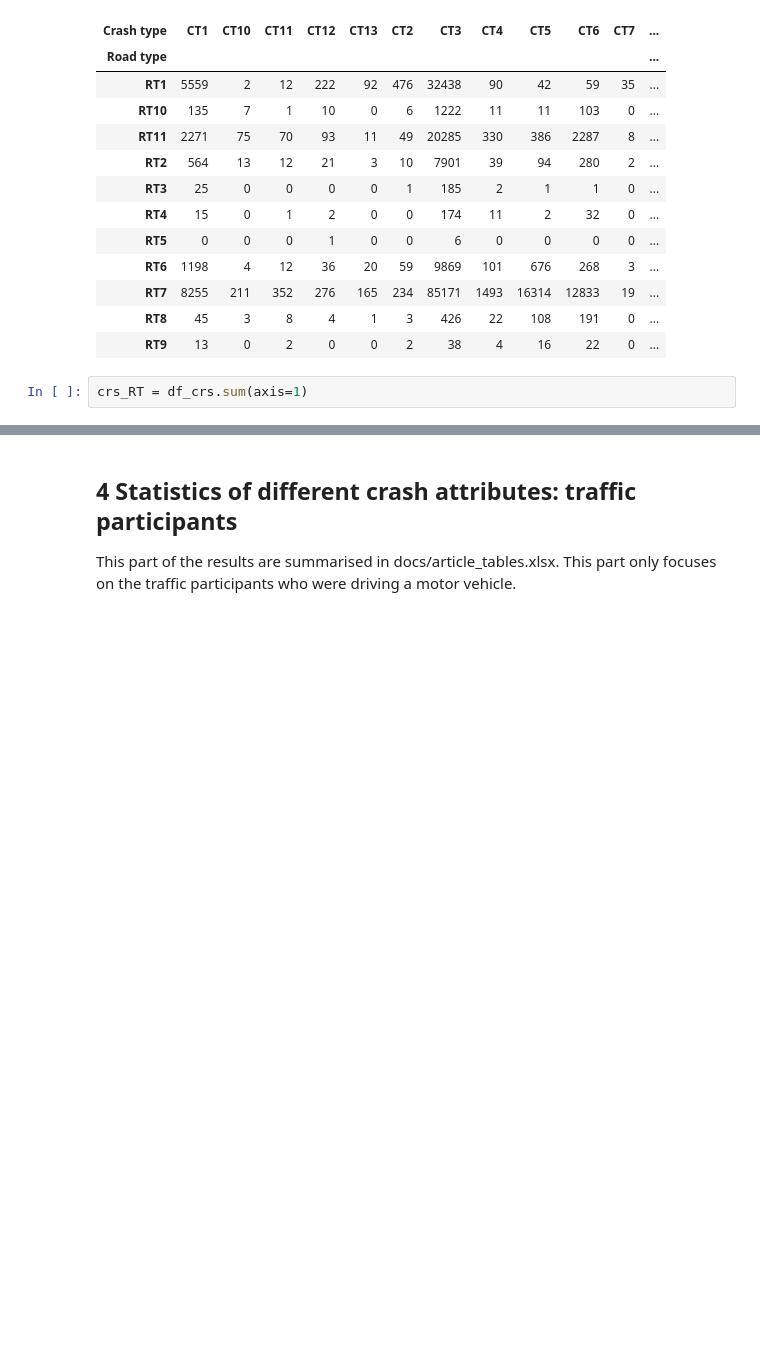
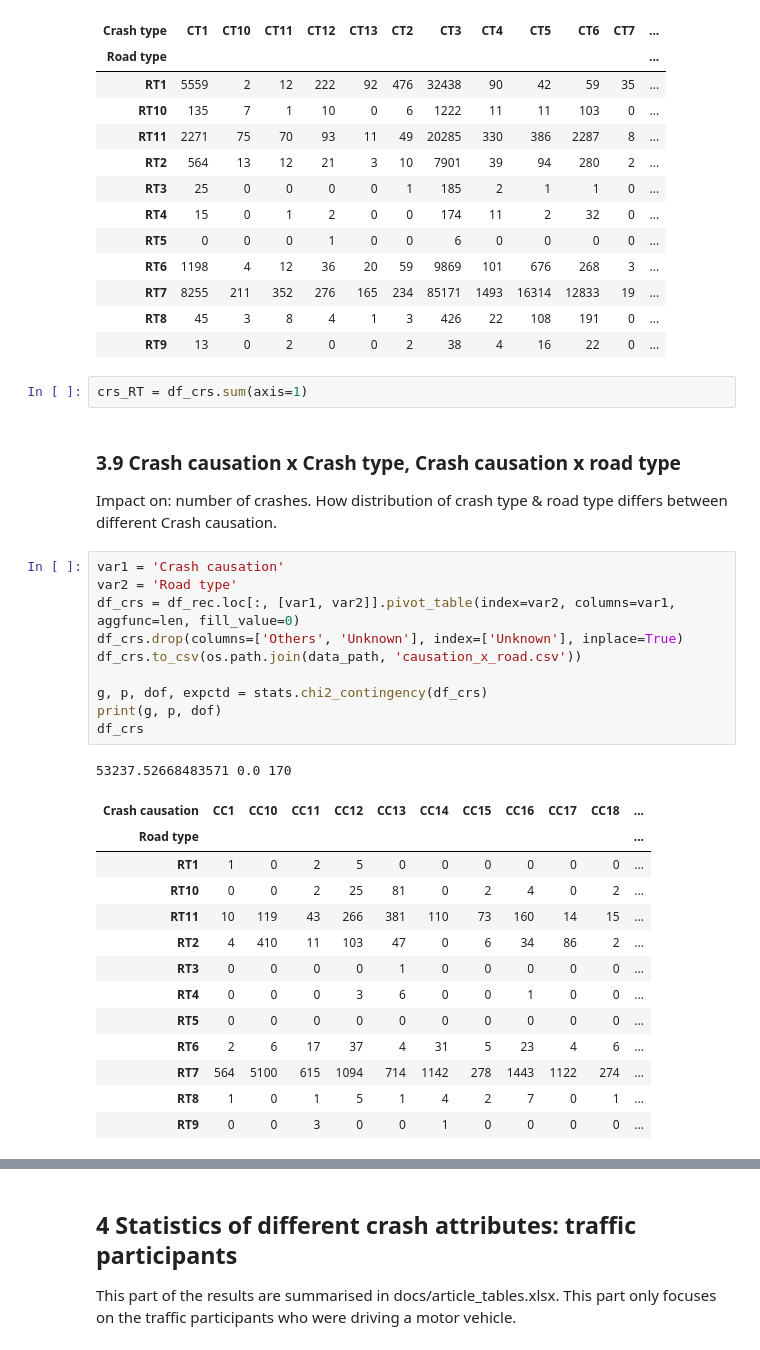
Before and after one commit to TheYuanLiao/traffic-crash-characteristics-shenzhen, a Jupyter notebook: src/analysis/s4_descriptive_analysis.ipynb, the cells around one changed output, grey strips where cells are left out. Cells and saved outputs as stored; diff of their text form; blank space fills up the shorter version.

```diff
--- a/src/analysis/s4_descriptive_analysis.ipynb
+++ b/src/analysis/s4_descriptive_analysis.ipynb
@@ -267,3 +267,31 @@ df_crs
 | RT9 | 13 | 0 | 2 | 0 | 0 | 2 | 38 | 4 | 16 | 22 | 0 | ... |
 # %%
 crs_RT = df_crs.sum(axis=1)
+# %% [markdown]
+### 3.9 Crash causation x Crash type, Crash causation x road type
+Impact on: number of crashes. How distribution of crash type & road type differs between different Crash causation.
+# %%
+var1 = 'Crash causation'
+var2 = 'Road type'
+df_crs = df_rec.loc[:, [var1, var2]].pivot_table(index=var2, columns=var1, aggfunc=len, fill_value=0)
+df_crs.drop(columns=['Others', 'Unknown'], index=['Unknown'], inplace=True)
+df_crs.to_csv(os.path.join(data_path, 'causation_x_road.csv'))
+
+g, p, dof, expctd = stats.chi2_contingency(df_crs)
+print(g, p, dof)
+df_crs
+# %% [output]
+53237.52668483571 0.0 170
+| Crash causation | CC1 | CC10 | CC11 | CC12 | CC13 | CC14 | CC15 | CC16 | CC17 | CC18 | ... |
+| Road type |  |  |  |  |  |  |  |  |  |  | ... |
+| RT1 | 1 | 0 | 2 | 5 | 0 | 0 | 0 | 0 | 0 | 0 | ... |
+| RT10 | 0 | 0 | 2 | 25 | 81 | 0 | 2 | 4 | 0 | 2 | ... |
+| RT11 | 10 | 119 | 43 | 266 | 381 | 110 | 73 | 160 | 14 | 15 | ... |
+| RT2 | 4 | 410 | 11 | 103 | 47 | 0 | 6 | 34 | 86 | 2 | ... |
+| RT3 | 0 | 0 | 0 | 0 | 1 | 0 | 0 | 0 | 0 | 0 | ... |
+| RT4 | 0 | 0 | 0 | 3 | 6 | 0 | 0 | 1 | 0 | 0 | ... |
+| RT5 | 0 | 0 | 0 | 0 | 0 | 0 | 0 | 0 | 0 | 0 | ... |
+| RT6 | 2 | 6 | 17 | 37 | 4 | 31 | 5 | 23 | 4 | 6 | ... |
+| RT7 | 564 | 5100 | 615 | 1094 | 714 | 1142 | 278 | 1443 | 1122 | 274 | ... |
+| RT8 | 1 | 0 | 1 | 5 | 1 | 4 | 2 | 7 | 0 | 1 | ... |
+| RT9 | 0 | 0 | 3 | 0 | 0 | 1 | 0 | 0 | 0 | 0 | ... |
```
Also changed, not shown: parts of 1 cell of this notebook, 2 other files.
